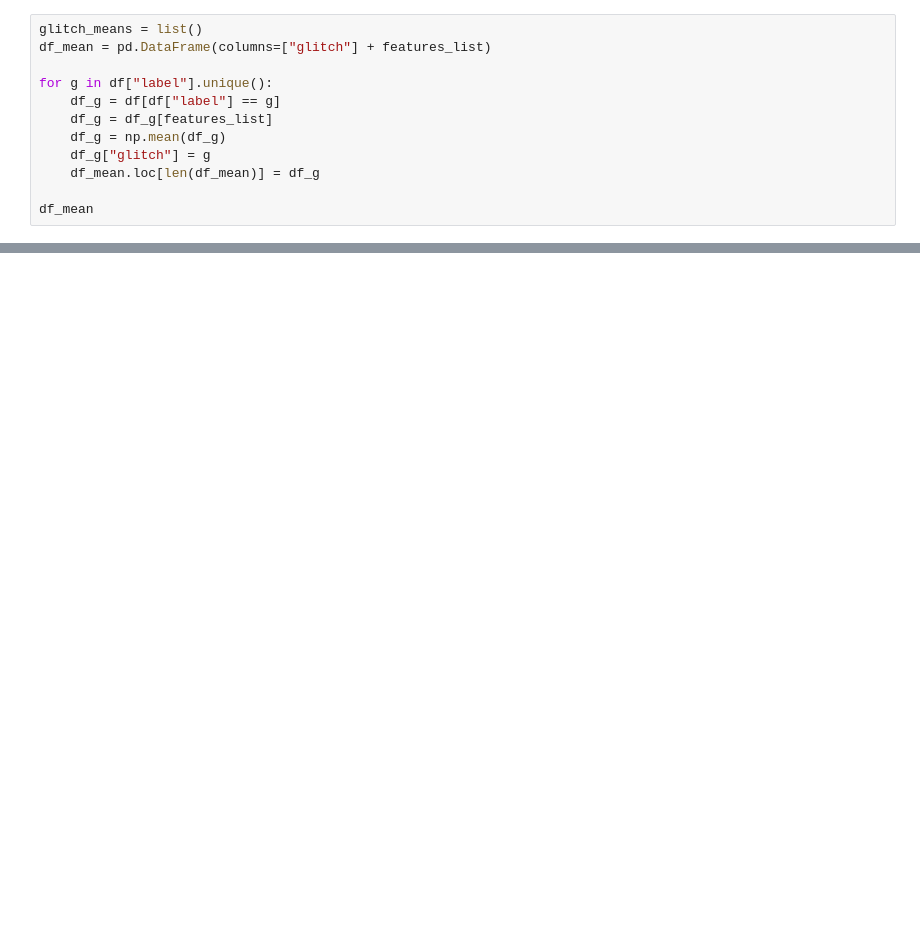
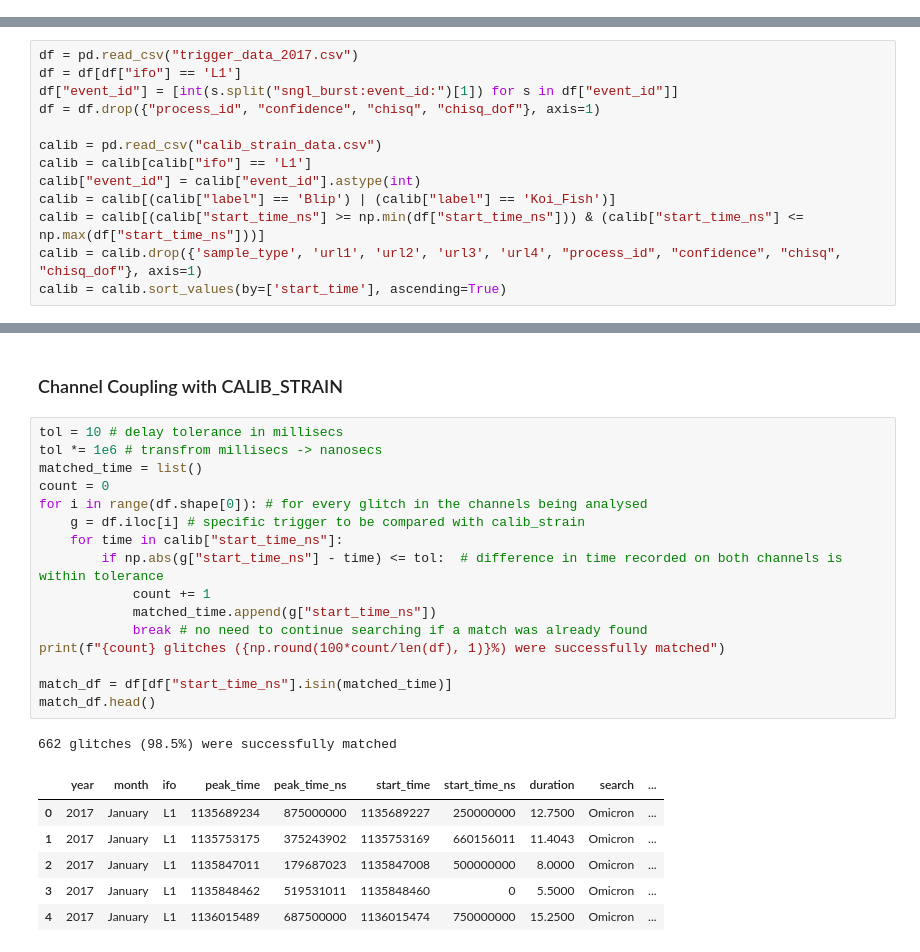
Before and after one commit to felipecdgodoy/LIGO-GT-glitches, a Jupyter notebook: glitches_main.ipynb, the cells around one changed output, grey strips where cells are left out. Saved outputs shown, nothing was run; the diff lists cells and outputs as text; blank space fills up the shorter version.

Commit message:
new main coupling notebook

```diff
--- a/glitches_main.ipynb
+++ b/glitches_main.ipynb
@@ -68,12 +34,0 @@ fig.show()
-# %%
-glitch_means = list()
-df_mean = pd.DataFrame(columns=["glitch"] + features_list)
-
-for g in df["label"].unique():
-    df_g = df[df["label"] == g]
-    df_g = df_g[features_list]
-    df_g = np.mean(df_g)
-    df_g["glitch"] = g
-    df_mean.loc[len(df_mean)] = df_g
-
-df_mean
@@ -97,0 +55,13 @@ df_mean
+# %%
+df = pd.read_csv("trigger_data_2017.csv")
+df = df[df["ifo"] == 'L1']
+df["event_id"] = [int(s.split("sngl_burst:event_id:")[1]) for s in df["event_id"]]
+df = df.drop({"process_id", "confidence", "chisq", "chisq_dof"}, axis=1)
+
+calib = pd.read_csv("calib_strain_data.csv")
+calib = calib[calib["ifo"] == 'L1']
+calib["event_id"] = calib["event_id"].astype(int)
+calib = calib[(calib["label"] == 'Blip') | (calib["label"] == 'Koi_Fish')]
+calib = calib[(calib["start_time_ns"] >= np.min(df["start_time_ns"])) & (calib["start_time_ns"] <= np.max(df["start_time_ns"]))]
+calib = calib.drop({'sample_type', 'url1', 'url2', 'url3', 'url4', "process_id", "confidence", "chisq", "chisq_dof"}, axis=1)
+calib = calib.sort_values(by=['start_time'], ascending=True)
@@ -163,0 +177,26 @@ fig.show()
+# %% [markdown]
+### Channel Coupling with CALIB_STRAIN
+# %%
+tol = 10 # delay tolerance in millisecs
+tol *= 1e6 # transfrom millisecs -> nanosecs
+matched_time = list()
+count = 0
+for i in range(df.shape[0]): # for every glitch in the channels being analysed
+    g = df.iloc[i] # specific trigger to be compared with calib_strain
+    for time in calib["start_time_ns"]:
+        if np.abs(g["start_time_ns"] - time) <= tol:  # difference in time recorded on both channels is within tolerance
+            count += 1
+            matched_time.append(g["start_time_ns"])
+            break # no need to continue searching if a match was already found
+print(f"{count} glitches ({np.round(100*count/len(df), 1)}%) were successfully matched")
+
+match_df = df[df["start_time_ns"].isin(matched_time)]
+match_df.head()
+# %% [output]
+662 glitches (98.5%) were successfully matched
+|  | year | month | ifo | peak_time | peak_time_ns | start_time | start_time_ns | duration | search | ... |
+| 0 | 2017 | January | L1 | 1135689234 | 875000000 | 1135689227 | 250000000 | 12.7500 | Omicron | ... |
+| 1 | 2017 | January | L1 | 1135753175 | 375243902 | 1135753169 | 660156011 | 11.4043 | Omicron | ... |
+| 2 | 2017 | January | L1 | 1135847011 | 179687023 | 1135847008 | 500000000 | 8.0000 | Omicron | ... |
+| 3 | 2017 | January | L1 | 1135848462 | 519531011 | 1135848460 | 0 | 5.5000 | Omicron | ... |
+| 4 | 2017 | January | L1 | 1136015489 | 687500000 | 1136015474 | 750000000 | 15.2500 | Omicron | ... |
```
Also changed, not shown: parts of 18 cells of this notebook.
